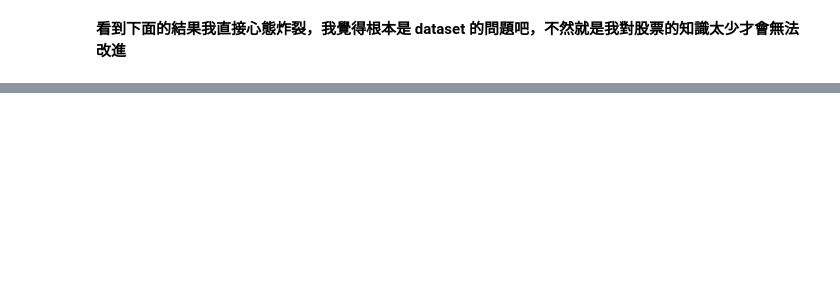
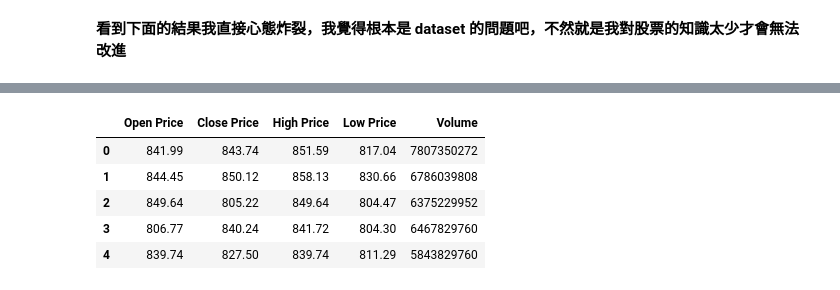
Before and after one commit to ChingChieh/FDA_regression_svm_nn, a Jupyter notebook: Stock up or down.ipynb, the cells around one changed output, grey strips where cells are left out. Saved outputs shown, nothing was run; the diff lists cells and outputs as text; code cells hidden in the pictures; blank space fills up the shorter version.

```diff
--- a/Stock up or down.ipynb
+++ b/Stock up or down.ipynb
@@ -451,0 +486,10 @@ predictions = logmodel.predict(X_test)
+# %%
+X_test = df_.drop(['Date','RSV','K','D','Yesterday Up','Open vs Close','Up','Tomorrow Pred','Pred Up'],axis=1)
+X_test.head()
+# %% [output]
+|  | Open Price | Close Price | High Price | Low Price | Volume |
+| 0 | 841.99 | 843.74 | 851.59 | 817.04 | 7807350272 |
+| 1 | 844.45 | 850.12 | 858.13 | 830.66 | 6786039808 |
+| 2 | 849.64 | 805.22 | 849.64 | 804.47 | 6375229952 |
+| 3 | 806.77 | 840.24 | 841.72 | 804.30 | 6467829760 |
+| 4 | 839.74 | 827.50 | 839.74 | 811.29 | 5843829760 |
```
Also changed, not shown: parts of 18 cells of this notebook.
